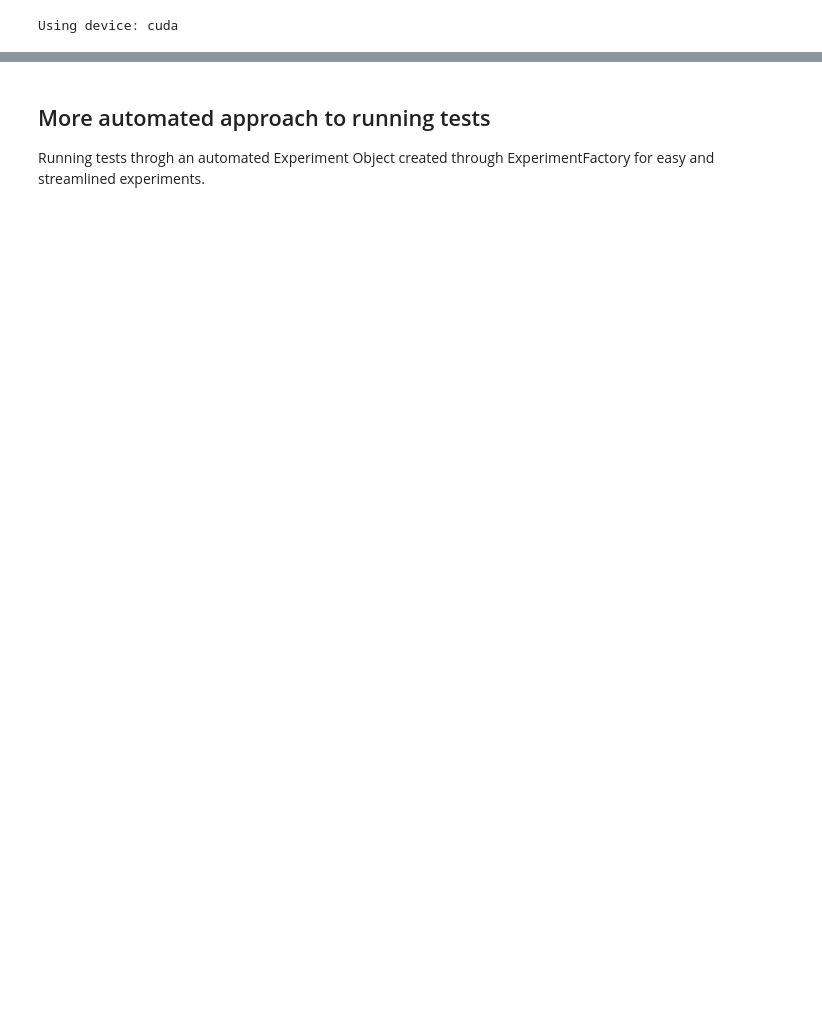
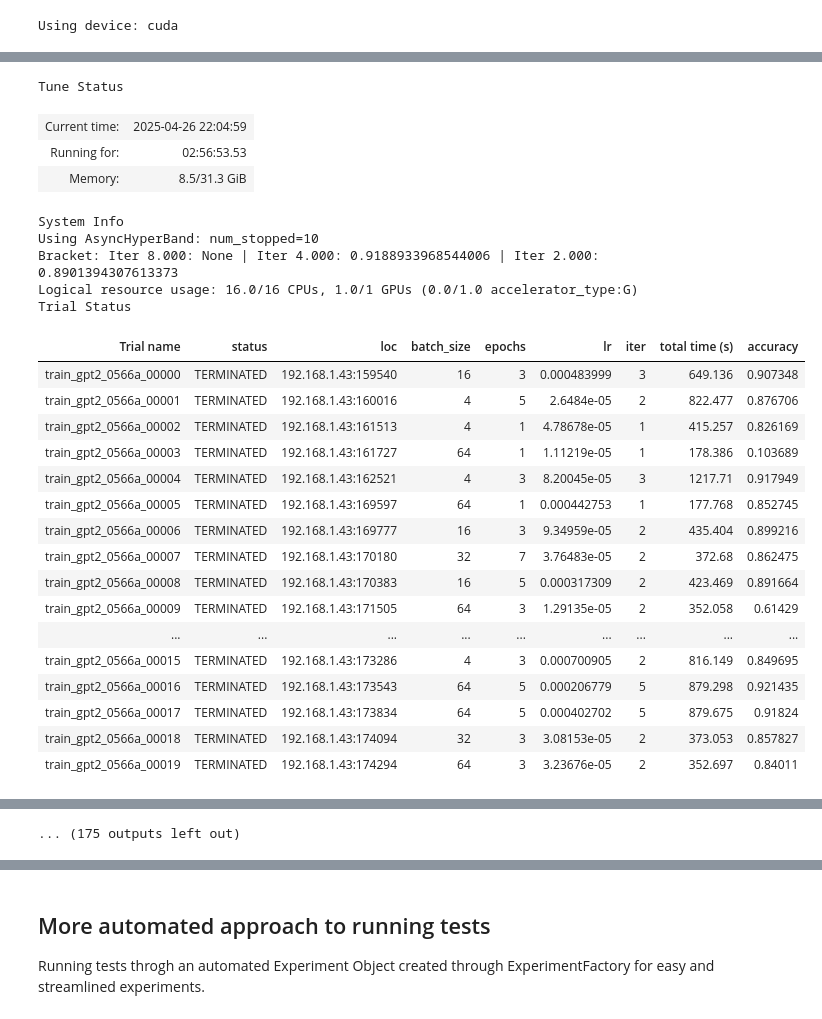
Before and after one commit to Ja-Gk-00/DeepLearning, a Jupyter notebook: Project_II/GPTTransformerExploration.ipynb, the cells around one changed output, grey strips where cells are left out. Cells and saved outputs as stored; diff of their text form; code cells hidden in the pictures; blank space fills up the shorter version.

Commit message:
Added Data experiments

```diff
--- a/Project_II/GPTTransformerExploration.ipynb
+++ b/Project_II/GPTTransformerExploration.ipynb
@@ -22,3 +85,20 @@ DATA_PATH = Path("Data")
+# %%
+config = {
+    "lr": tune.loguniform(1e-5, 1e-3),  # Learning rate search space
+    "epochs": tune.choice([1, 3, 5, 7]), # Number of epochs to train
+    "batch_size": tune.choice([4, 16, 32, 64]), # Batch size choice
+    "train_dir": os.path.abspath("Data/MFCC_transformed/training"),
+    "val_dir":  os.path.abspath("Data/MFCC_transformed/validation")
+}
+# %%
+# Set up a scheduler for early stopping based on validation accuracy
+scheduler = ASHAScheduler(
+    metric="accuracy",  # Objective metric
+    mode="max",         # We want to maximize accuracy
+    max_t=10,           # Maximum number of epochs to run
+    grace_period=2,     # Number of epochs to wait before evaluating
+    reduction_factor=2  # Reduce the number of trials as we progress
+)
 # %%
 # prepare Data Loader files
 train_dir = DATA_PATH / Path("MFCC_transformed", "training")
@@ -75,0 +148,49 @@ model = GPT2FineTuner(
+# %%
+ray.init(ignore_reinit_error=True)
+ray.get(setup_worker.remote())
+
+trainable = tune.with_parameters(train_gpt2, audio_dim=audio_dim, num_labels=num_labels, device=device)
+
+trainable = tune.with_resources(trainable, resources={"cpu": 16, "gpu": 1})
+
+tuner = tune.Tuner(
+    trainable,
+    param_space=config,
+    tune_config=tune.TuneConfig(
+        scheduler=scheduler,
+        num_samples=20,
+    ),
+)
+
+results = tuner.fit()
+
+best_result = results.get_best_result(metric="accuracy", mode="max")
+best_config = best_result.config
+print("Best config: ", best_config)
+# %% [output]
+Tune Status
+| Current time: | 2025-04-26 22:04:59 |
+| Running for: | 02:56:53.53 |
+| Memory: | 8.5/31.3 GiB |
+System Info
+Using AsyncHyperBand: num_stopped=10
+Bracket: Iter 8.000: None | Iter 4.000: 0.9188933968544006 | Iter 2.000: 0.8901394307613373
+Logical resource usage: 16.0/16 CPUs, 1.0/1 GPUs (0.0/1.0 accelerator_type:G)
+Trial Status
+| Trial name | status | loc | batch_size | epochs | lr | iter | total time (s) | accuracy |
+| train_gpt2_0566a_00000 | TERMINATED | 192.168.1.43:159540 | 16 | 3 | 0.000483999 | 3 | 649.136 | 0.907348 |
+| train_gpt2_0566a_00001 | TERMINATED | 192.168.1.43:160016 | 4 | 5 | 2.6484e-05 | 2 | 822.477 | 0.876706 |
+| train_gpt2_0566a_00002 | TERMINATED | 192.168.1.43:161513 | 4 | 1 | 4.78678e-05 | 1 | 415.257 | 0.826169 |
+| train_gpt2_0566a_00003 | TERMINATED | 192.168.1.43:161727 | 64 | 1 | 1.11219e-05 | 1 | 178.386 | 0.103689 |
+| train_gpt2_0566a_00004 | TERMINATED | 192.168.1.43:162521 | 4 | 3 | 8.20045e-05 | 3 | 1217.71 | 0.917949 |
+| train_gpt2_0566a_00005 | TERMINATED | 192.168.1.43:169597 | 64 | 1 | 0.000442753 | 1 | 177.768 | 0.852745 |
+| train_gpt2_0566a_00006 | TERMINATED | 192.168.1.43:169777 | 16 | 3 | 9.34959e-05 | 2 | 435.404 | 0.899216 |
+| train_gpt2_0566a_00007 | TERMINATED | 192.168.1.43:170180 | 32 | 7 | 3.76483e-05 | 2 | 372.68 | 0.862475 |
+| train_gpt2_0566a_00008 | TERMINATED | 192.168.1.43:170383 | 16 | 5 | 0.000317309 | 2 | 423.469 | 0.891664 |
+| train_gpt2_0566a_00009 | TERMINATED | 192.168.1.43:171505 | 64 | 3 | 1.29135e-05 | 2 | 352.058 | 0.61429 |
+| ... | ... | ... | ... | ... | ... | ... | ... | ... |
+| train_gpt2_0566a_00015 | TERMINATED | 192.168.1.43:173286 | 4 | 3 | 0.000700905 | 2 | 816.149 | 0.849695 |
+| train_gpt2_0566a_00016 | TERMINATED | 192.168.1.43:173543 | 64 | 5 | 0.000206779 | 5 | 879.298 | 0.921435 |
+| train_gpt2_0566a_00017 | TERMINATED | 192.168.1.43:173834 | 64 | 5 | 0.000402702 | 5 | 879.675 | 0.91824 |
+| train_gpt2_0566a_00018 | TERMINATED | 192.168.1.43:174094 | 32 | 3 | 3.08153e-05 | 2 | 373.053 | 0.857827 |
+| train_gpt2_0566a_00019 | TERMINATED | 192.168.1.43:174294 | 64 | 3 | 3.23676e-05 | 2 | 352.697 | 0.84011 |
@@ -75,0 +238 @@ model = GPT2FineTuner(
+... (175 outputs left out)
```
Also changed, not shown: parts of 19 cells of this notebook.
